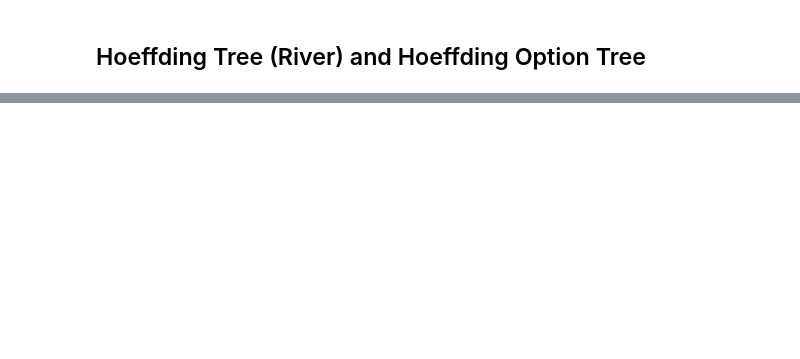
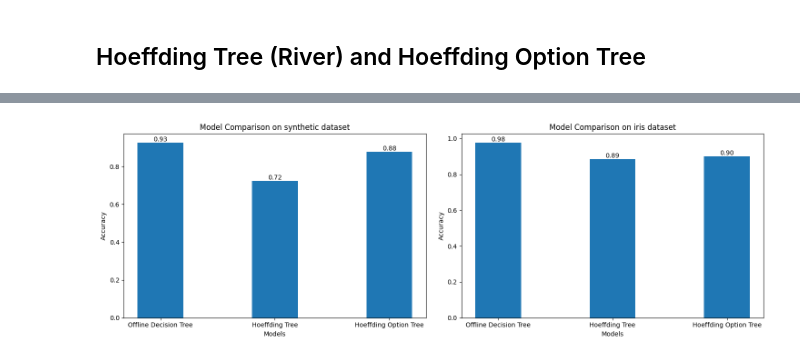
Before and after one commit to francescogrillea/HoeffdingOptionTree, a Jupyter notebook: report.ipynb, the cells around one changed output, grey strips where cells are left out. Drawn from its saved outputs; the diff is of its cells as text; code cells hidden in the pictures; blank space fills up the shorter version.

```diff
--- a/report.ipynb
+++ b/report.ipynb
@@ -44,6 +12,27 @@ This project is integrated with the [_River_ library](https://riverml.xyz/latest
 # Comparison
 
 In this section is presented a comparative analysis between the performances of Hoeffding Option Tree classifier with the classical _Decision Tree_ classifier from scikit-learn library and the _Hoffding Tree_ classifier from the River library. This comparison is based on several evaluation metrics, including accuracy, precision, recall and computational efficiency.
+# %%
+from sklearn.utils import Bunch
+from sklearn import datasets
+from sklearn.datasets import make_classification
+
+X, y = make_classification(
+    n_samples=500,      # Number of samples
+    n_features=5,       # Number of features
+    n_informative=3,     # Number of informative features
+    n_redundant=2,       # Number of redundant features
+    n_classes=2,         # Number of classes
+    random_state=42      # Random state for reproducibility
+)
+
+iris = datasets.load_iris()
+synthetic = Bunch(data=X, target=y, feature_names=[f'feature_{i}' for i in range(10)], target_names=['class'])
+synthetic.DESCR = "Synthetic dataset with 10 features and 2 classes for online machine learning."
+
+datasets = {"synthetic": synthetic, "iris": iris}
+n_datasets = len(datasets)
+results = dict()
 # %% [markdown]
 ## Offline Decision Tree - Sklearn
 # %%
@@ -152,0 +105,24 @@ plt.show()
+# %%
+import matplotlib.pyplot as plt
+
+fig, axs = plt.subplots(1, n_datasets, figsize=(15, 5))
+
+for i, dataset_name in enumerate(datasets):
+
+    data = {model: results[model][dataset_name]["Accuracy"][-1] for model in results}
+    models = list(data.keys())
+    values = list(data.values())
+
+    bars = axs[i].bar(models, values, width=0.4)
+    for bar in bars:
+        yval = bar.get_height()
+        axs[i].text(bar.get_x() + bar.get_width()/2.0, yval, f'{yval:.2f}', ha='center', va='bottom')
+
+    axs[i].set_xlabel("Models")
+    axs[i].set_ylabel("Accuracy")
+    axs[i].set_title(f"Model Comparison on {dataset_name} dataset")
+
+plt.tight_layout()
+plt.show()
+# %% [output]
+[figure, added]
```
Also changed, not shown: parts of 7 cells of this notebook.
